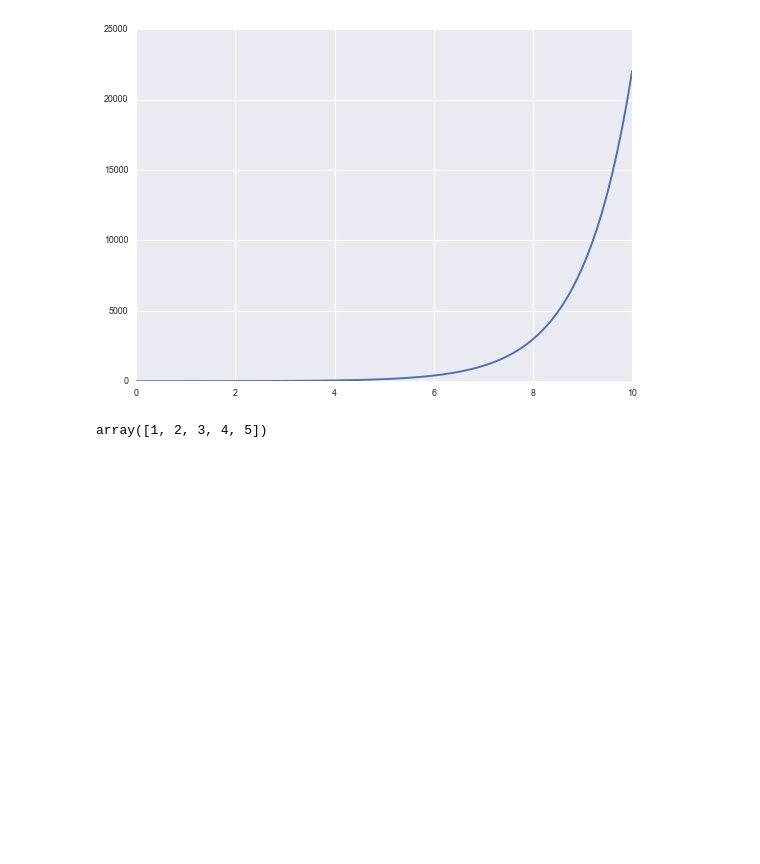
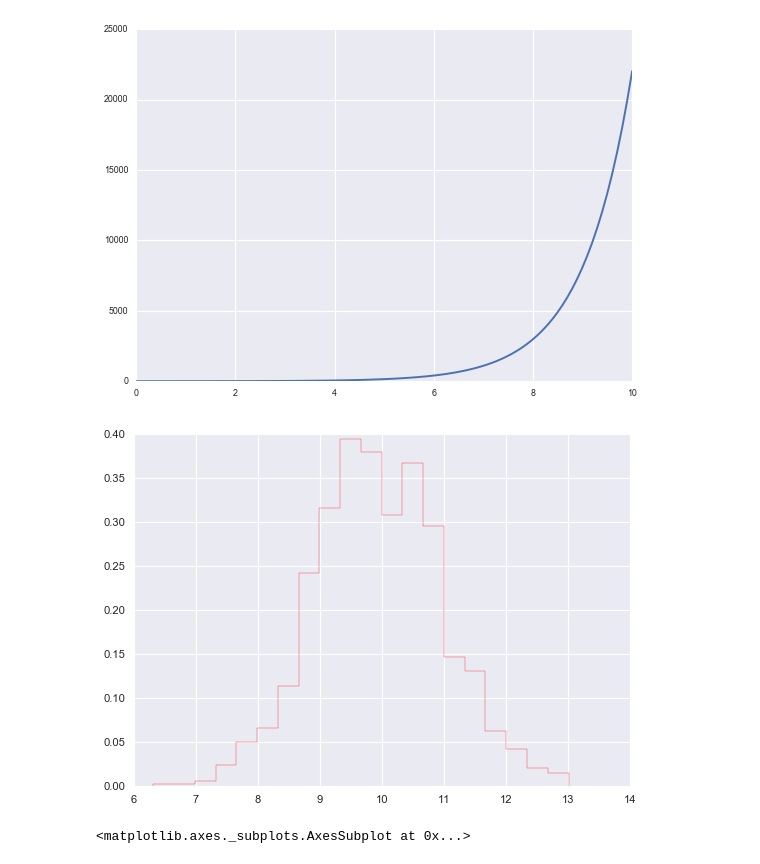
Before and after one commit to pgervila/Explore_bilingualism_in_cities, a Jupyter notebook: explore_city_langs.ipynb, the cells around one changed output. Saved outputs shown, nothing was run; the diff lists cells and outputs as text; code cells hidden in the pictures; blank space fills up the shorter version.

```diff
--- a/explore_city_langs.ipynb
+++ b/explore_city_langs.ipynb
@@ -1662,4 +1670,16 @@ plt.xticks(np.arange(1,6))
-# %%
-np.arange(1,6)
-# %% [output]
-array([1, 2, 3, 4, 5])
+# %%
+data = np.random.normal(10,size=1000)
+# %%
+plt.hist(data,bins=20,normed=True, histtype='step',linestyle=('solid'), alpha=1, color='r')
+plt.show()
+# %% [output]
+[figure, added]
+# %%
+# Import library and dataset
+import seaborn as sns
+df = sns.load_dataset('iris')
+
+# Make default histogram of sepal length
+sns.distplot( df["sepal_length"] )
+# %% [output]
+<matplotlib.axes._subplots.AxesSubplot at 0x...>
```
Also changed, not shown: parts of 6 cells of this notebook, 2 other files.
